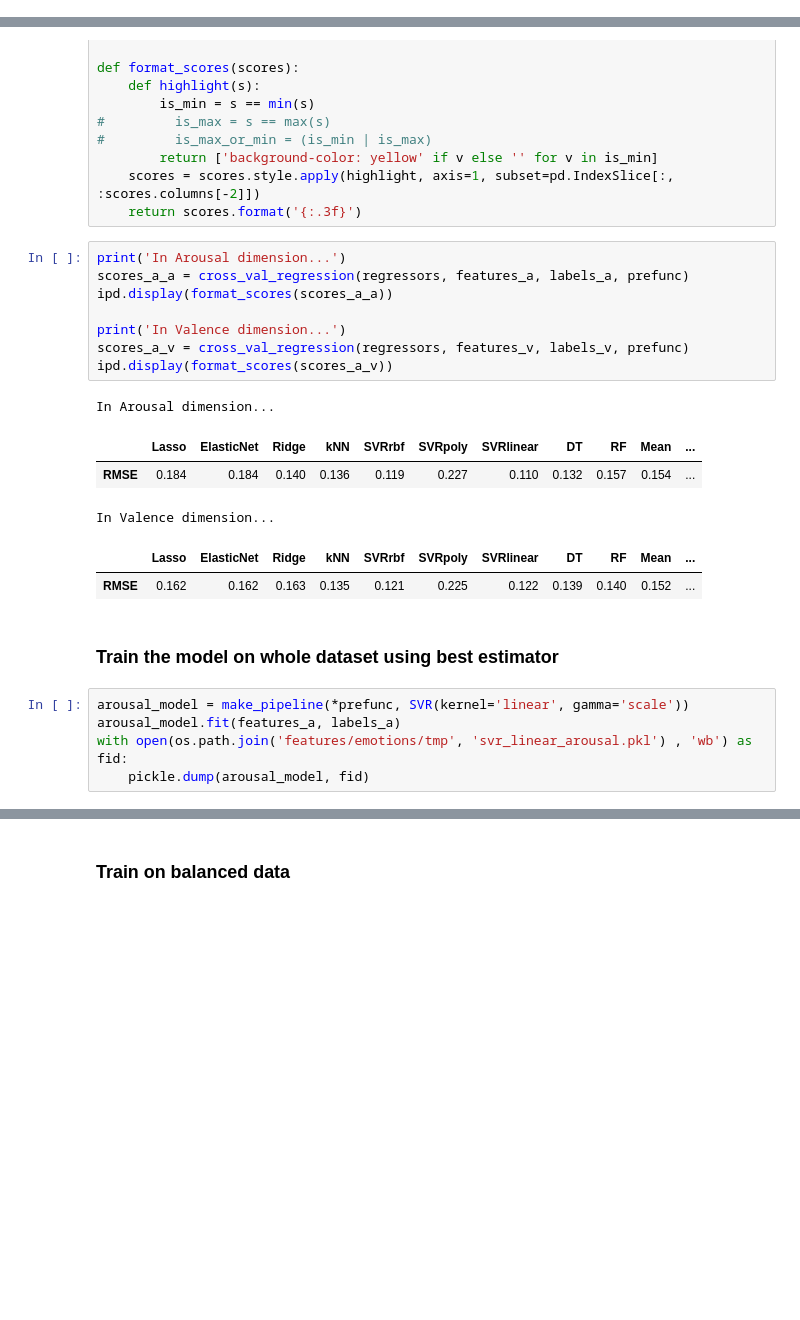
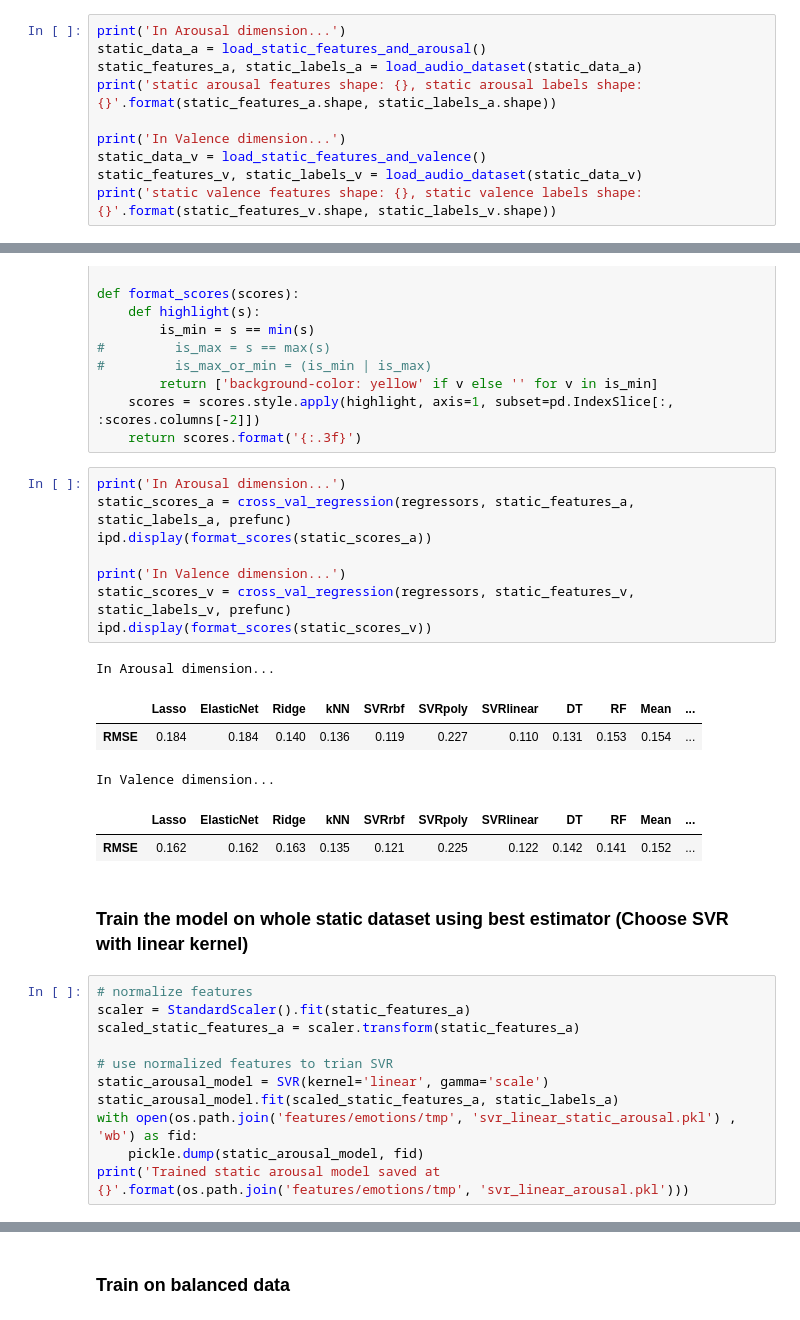
Before and after one commit to LiyangTseng/AudMem, a Jupyter notebook: Feature_Extraction/features.ipynb, the cells around one changed output, grey strips where cells are left out. Drawn from its saved outputs; the diff is of its cells as text; blank space fills up the shorter version.

Commit message:
done predicting emotions via PMEmo

```diff
--- a/Feature_Extraction/features.ipynb
+++ b/Feature_Extraction/features.ipynb
@@ -71,0 +52,10 @@ plt.scatter(labels_v, labels_a)
+# %%
+print('In Arousal dimension...')
+static_data_a = load_static_features_and_arousal()
+static_features_a, static_labels_a = load_audio_dataset(static_data_a)
+print('static arousal features shape: {}, static arousal labels shape: {}'.format(static_features_a.shape, static_labels_a.shape))
+
+print('In Valence dimension...')
+static_data_v = load_static_features_and_valence()
+static_features_v, static_labels_v = load_audio_dataset(static_data_v)
+print('static valence features shape: {}, static valence labels shape: {}'.format(static_features_v.shape, static_labels_v.shape))
@@ -119,24 +128,30 @@ def format_scores(scores):
     return scores.format('{:.3f}')
 # %%
 print('In Arousal dimension...')
-scores_a_a = cross_val_regression(regressors, features_a, labels_a, prefunc)
-ipd.display(format_scores(scores_a_a))
+static_scores_a = cross_val_regression(regressors, static_features_a, static_labels_a, prefunc)
+ipd.display(format_scores(static_scores_a))
 
 print('In Valence dimension...')
-scores_a_v = cross_val_regression(regressors, features_v, labels_v, prefunc)
-ipd.display(format_scores(scores_a_v))
+static_scores_v = cross_val_regression(regressors, static_features_v, static_labels_v, prefunc)
+ipd.display(format_scores(static_scores_v))
 # %% [output]
 In Arousal dimension...
 |  | Lasso | ElasticNet | Ridge | kNN | SVRrbf | SVRpoly | SVRlinear | DT | RF | Mean | ... |
-| RMSE | 0.184 | 0.184 | 0.140 | 0.136 | 0.119 | 0.227 | 0.110 | 0.132 | 0.157 | 0.154 | ... |
+| RMSE | 0.184 | 0.184 | 0.140 | 0.136 | 0.119 | 0.227 | 0.110 | 0.131 | 0.153 | 0.154 | ... |
 In Valence dimension...
 |  | Lasso | ElasticNet | Ridge | kNN | SVRrbf | SVRpoly | SVRlinear | DT | RF | Mean | ... |
-| RMSE | 0.162 | 0.162 | 0.163 | 0.135 | 0.121 | 0.225 | 0.122 | 0.139 | 0.140 | 0.152 | ... |
+| RMSE | 0.162 | 0.162 | 0.163 | 0.135 | 0.121 | 0.225 | 0.122 | 0.142 | 0.141 | 0.152 | ... |
 # %% [markdown]
-### Train the model on whole dataset using best estimator
+### Train the model on whole static dataset using best estimator (Choose SVR with linear kernel)
 # %%
-arousal_model = make_pipeline(*prefunc, SVR(kernel='linear', gamma='scale'))
-arousal_model.fit(features_a, labels_a)
-with open(os.path.join('features/emotions/tmp', 'svr_linear_arousal.pkl') , 'wb') as fid:
-    pickle.dump(arousal_model, fid)
+# normalize features
+scaler = StandardScaler().fit(static_features_a)
+scaled_static_features_a = scaler.transform(static_features_a)
+
+# use normalized features to trian SVR
+static_arousal_model = SVR(kernel='linear', gamma='scale')
+static_arousal_model.fit(scaled_static_features_a, static_labels_a)
+with open(os.path.join('features/emotions/tmp', 'svr_linear_static_arousal.pkl') , 'wb') as fid:
+    pickle.dump(static_arousal_model, fid)
+print('Trained static arousal model saved at {}'.format(os.path.join('features/emotions/tmp', 'svr_linear_arousal.pkl')))
 # %%
```
Also changed, not shown: parts of 30 cells of this notebook, 3 other files.
